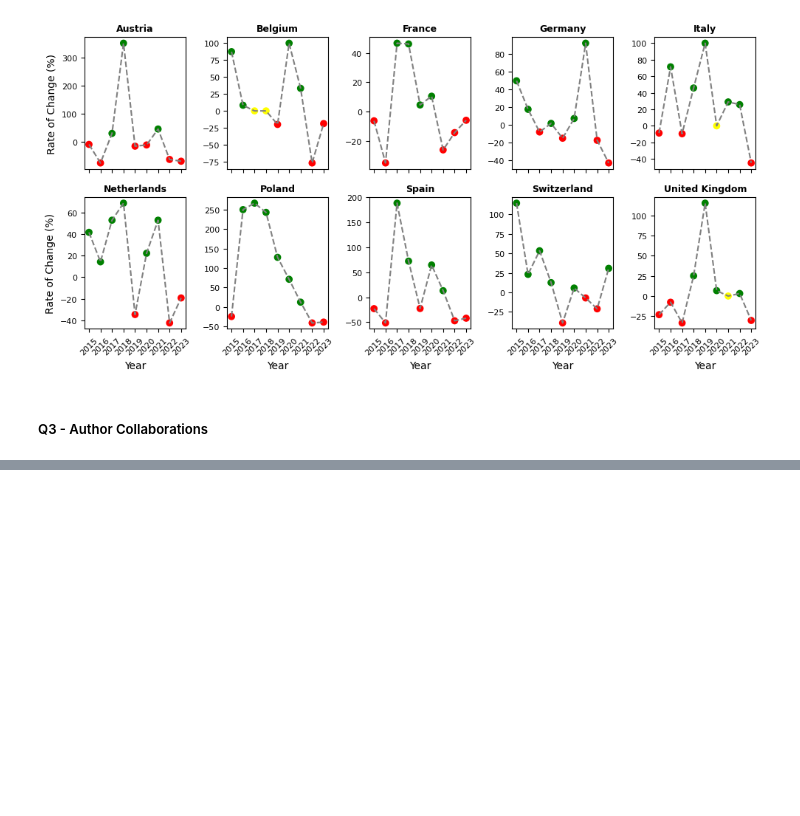
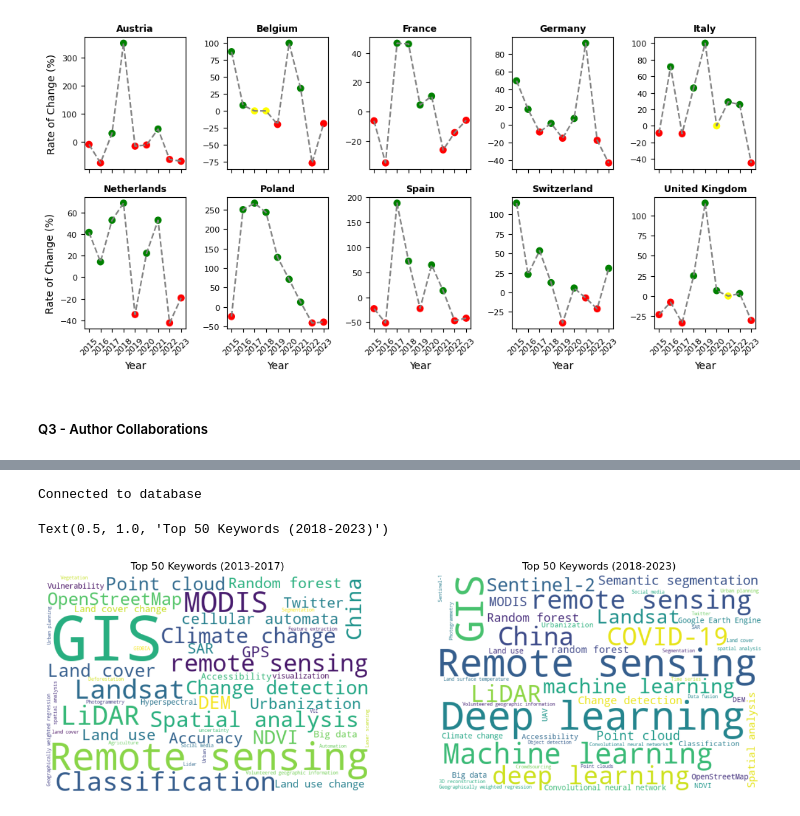
Before and after one commit to Arg-Pep/CS648---Project-ID-24-8, a Jupyter notebook: CS648 - Code.ipynb, the cells around one changed output, grey strips where cells are left out. Saved outputs shown, nothing was run; the diff lists cells and outputs as text; code cells hidden in the pictures; blank space fills up the shorter version.

```diff
--- a/CS648 - Code.ipynb
+++ b/CS648 - Code.ipynb
@@ -1185,0 +1273,69 @@ plt.tight_layout()
+# %%
+# Keywords 2018 - 2023
+
+## Run an SQL query
+dbConnection = ConnectToDatabase()
+Year = []
+Keywords=[]
+if dbConnection is not None:
+    SQL_Query_Text = "select pub_year,keywords from public.scopusapidata where (pub_year >=2018) and (keywords is not null)"
+    queryResults = sqlQuery(dbConnection,SQL_Query_Text)
+    for s in queryResults:
+        #print("{}, {}".format(s[0], s[1]))
+        Year.append(s[0])
+        Keywords.append(s[1])
+    #print("\n")
+    dbConnection.close()
+else:
+    print("Failed to connect to the database.")
+# %% [output]
+Connected to database
+# %%
+# Converting SQL query results to df
+keywords_second5 = {
+    'Year': Year,
+    'Keywords': Keywords
+}
+
+Second5_keywords = pd.DataFrame(keywords_second5)
+# %%
+# Combine all keywords into a single list
+all_keywords_first5 = []
+for keywords in First5_keywords['Keywords']:
+    all_keywords_first5.extend(keywords.split(' | '))
+
+
+all_keywords_second5 = []
+for keywords in Second5_keywords['Keywords']:
+    all_keywords_second5.extend(keywords.split(' | '))
+# %%
+# Count the frequency of each keyword
+keyword_counts_first5 = Counter(all_keywords_first5)
+keyword_counts_second5 = Counter(all_keywords_second5)
+
+# Get the top 50 keywords
+top_keywords_first5 = keyword_counts_first5.most_common(50)
+top_keywords_second5 = keyword_counts_second5.most_common(50)
+
+# Convert to a dictionary for the word cloud
+wordcloud_data1 = dict(top_keywords_first5)
+wordcloud_data2 = dict(top_keywords_second5)
+
+# Generate the word cloud data
+wordcloud1 = WordCloud(width=600, height=400, background_color='white').generate_from_frequencies(wordcloud_data1)
+wordcloud2 = WordCloud(width=600, height=400, background_color='white').generate_from_frequencies(wordcloud_data2)
+
+# Plot wordclouds
+
+fig, (ax4, ax5) = plt.subplots (1,2, figsize=(15,5))
+
+ax4.imshow(wordcloud1, interpolation='bilinear')
+ax4.axis('off')
+ax4.set_title('Top 50 Keywords (2013-2017)')
+
+ax5.imshow(wordcloud2, interpolation='bilinear')
+ax5.axis('off')
+ax5.set_title('Top 50 Keywords (2018-2023)')
+# %% [output]
+Text(0.5, 1.0, 'Top 50 Keywords (2018-2023)')
+[figure, added]
```
Also changed, not shown: parts of 12 cells of this notebook, 1 other file.
